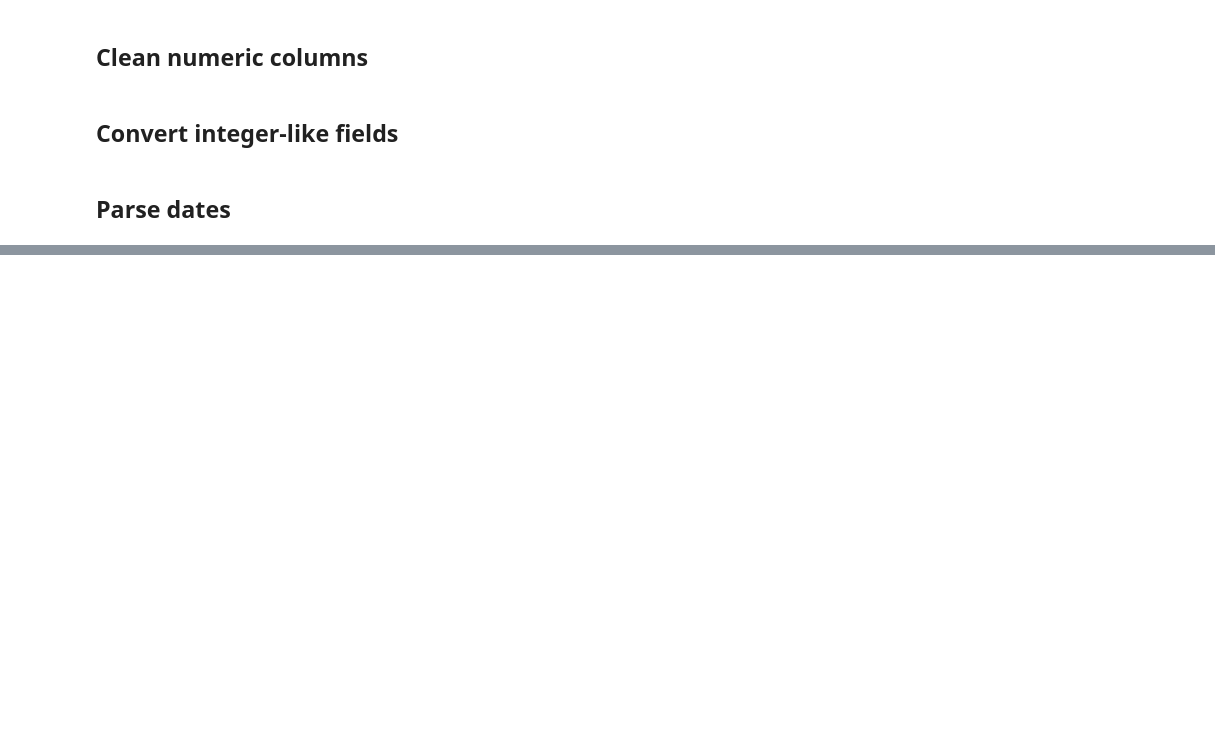
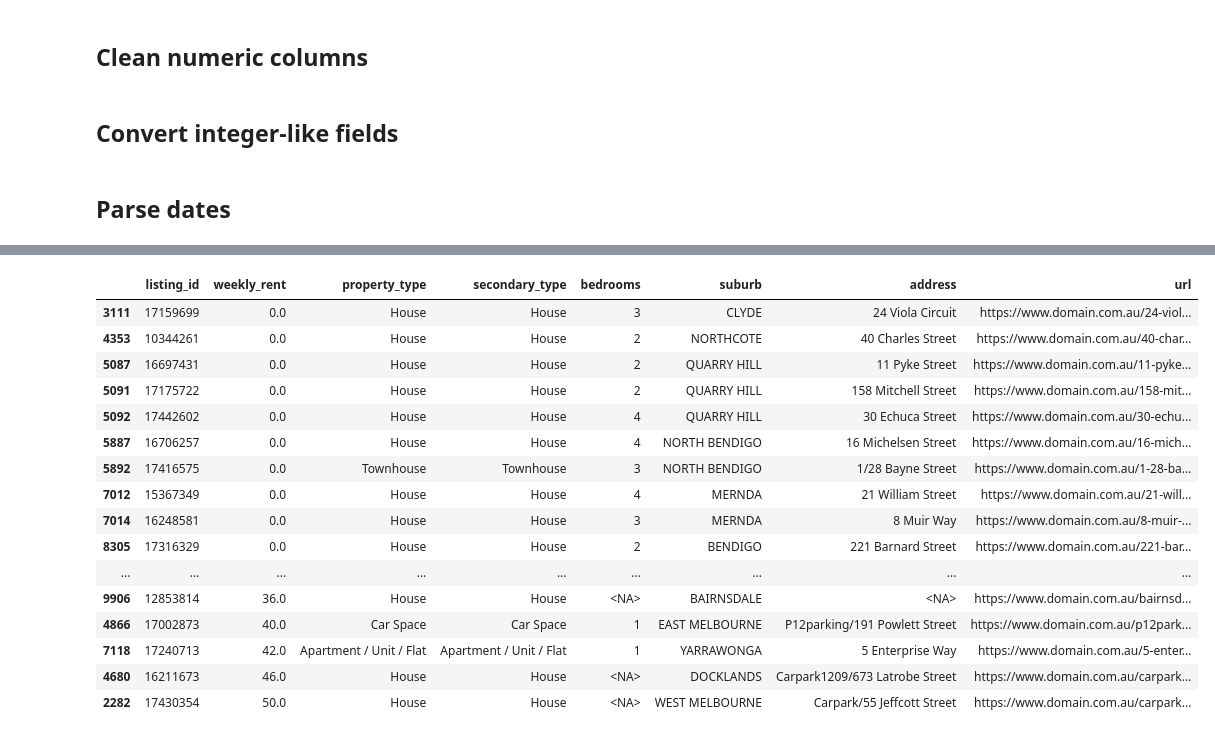
Before and after one commit to mdharmawan19/industry-project-group-55, a Jupyter notebook: notebooks/01_data_curation.ipynb, the cells around one changed output, grey strips where cells are left out. Drawn from its saved outputs; the diff is of its cells as text; code cells hidden in the pictures; blank space fills up the shorter version.

```diff
--- a/notebooks/01_data_curation.ipynb
+++ b/notebooks/01_data_curation.ipynb
@@ -187,0 +315,34 @@ for col in integer_columns:
+# %%
+df.nsmallest(
+    30,
+    "weekly_rent"
+)[
+    [
+        "listing_id",
+        "weekly_rent",
+        "property_type",
+        "secondary_type",
+        "bedrooms",
+        "suburb",
+        "address",
+        "url"
+    ]
+]
+# %% [output]
+|  | listing_id | weekly_rent | property_type | secondary_type | bedrooms | suburb | address | url |
+| 3111 | 17159699 | 0.0 | House | House | 3 | CLYDE | 24 Viola Circuit | https://www.domain.com.au/24-viol... |
+| 4353 | 10344261 | 0.0 | House | House | 2 | NORTHCOTE | 40 Charles Street | https://www.domain.com.au/40-char... |
+| 5087 | 16697431 | 0.0 | House | House | 2 | QUARRY HILL | 11 Pyke Street | https://www.domain.com.au/11-pyke... |
+| 5091 | 17175722 | 0.0 | House | House | 2 | QUARRY HILL | 158 Mitchell Street | https://www.domain.com.au/158-mit... |
+| 5092 | 17442602 | 0.0 | House | House | 4 | QUARRY HILL | 30 Echuca Street | https://www.domain.com.au/30-echu... |
+| 5887 | 16706257 | 0.0 | House | House | 4 | NORTH BENDIGO | 16 Michelsen Street | https://www.domain.com.au/16-mich... |
+| 5892 | 17416575 | 0.0 | Townhouse | Townhouse | 3 | NORTH BENDIGO | 1/28 Bayne Street | https://www.domain.com.au/1-28-ba... |
+| 7012 | 15367349 | 0.0 | House | House | 4 | MERNDA | 21 William Street | https://www.domain.com.au/21-will... |
+| 7014 | 16248581 | 0.0 | House | House | 3 | MERNDA | 8 Muir Way | https://www.domain.com.au/8-muir-... |
+| 8305 | 17316329 | 0.0 | House | House | 2 | BENDIGO | 221 Barnard Street | https://www.domain.com.au/221-bar... |
+| ... | ... | ... | ... | ... | ... | ... | ... | ... |
+| 9906 | 12853814 | 36.0 | House | House | <NA> | BAIRNSDALE | <NA> | https://www.domain.com.au/bairnsd... |
+| 4866 | 17002873 | 40.0 | Car Space | Car Space | 1 | EAST MELBOURNE | P12parking/191 Powlett Street | https://www.domain.com.au/p12park... |
+| 7118 | 17240713 | 42.0 | Apartment / Unit / Flat | Apartment / Unit / Flat | 1 | YARRAWONGA | 5 Enterprise Way | https://www.domain.com.au/5-enter... |
+| 4680 | 16211673 | 46.0 | House | House | <NA> | DOCKLANDS | Carpark1209/673 Latrobe Street | https://www.domain.com.au/carpark... |
+| 2282 | 17430354 | 50.0 | House | House | <NA> | WEST MELBOURNE | Carpark/55 Jeffcott Street | https://www.domain.com.au/carpark... |
```
Also changed, not shown: parts of 65 cells of this notebook.
